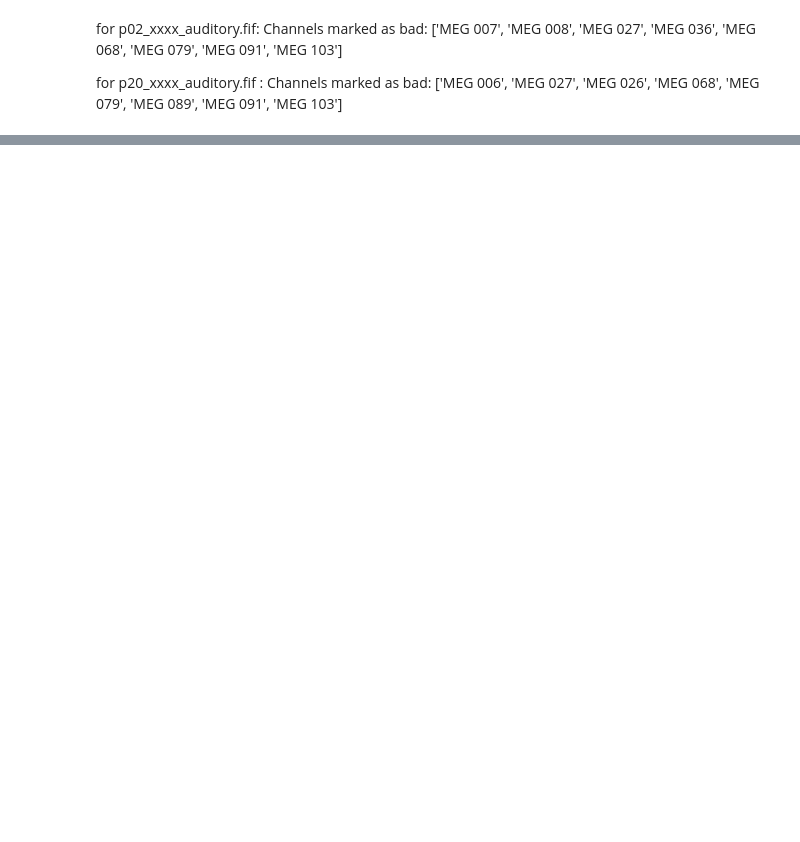
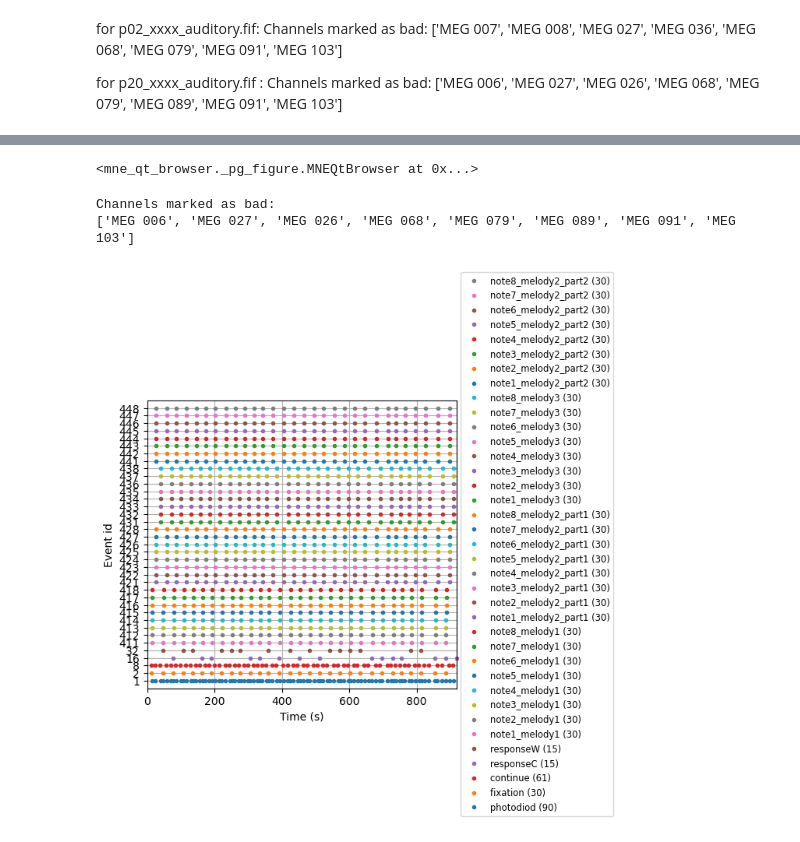
Before and after one commit to pariisaakhanjani/HeidelbergThesisAnalysis, a Jupyter notebook: Auditory.ipynb, the cells around one changed output, grey strips where cells are left out. Cells and saved outputs as stored; diff of their text form; code cells hidden in the pictures; blank space fills up the shorter version.

```diff
--- a/Auditory.ipynb
+++ b/Auditory.ipynb
@@ -473,0 +415,6 @@ none
+# %%
+#set eeg reference
+
+raw.set_eeg_reference(ref_channels='average', projection=True)
+raw.apply_proj()
+print(raw.info['projs'])
@@ -473,0 +511,33 @@ none
+# %%
+filtered_raw.plot(events=new_events)
+# %% [output]
+<mne_qt_browser._pg_figure.MNEQtBrowser at 0x...>
+Channels marked as bad:
+['MEG 006', 'MEG 027', 'MEG 026', 'MEG 068', 'MEG 079', 'MEG 089', 'MEG 091', 'MEG 103']
+# %%
+# This is a dictionary to define the meaning of each event code
+event_dict = {
+    "continue": 8,
+    "fixation": 2,
+    "photodiod": 1,
+    "responseC": 16,
+    "responseW": 32,
+}
+
+# Add individual notes for melody1 (411-418)
+for i in range(8):
+    event_dict[f"note{i+1}_melody1"] = 411 + i  # 411, 412, ..., 418
+
+# Add individual notes for melody2 (421-428 and 441-448)
+for i in range(8):
+    event_dict[f"note{i+1}_melody2_part1"] = 421 + i  # First 8 notes (421–428)
+    event_dict[f"note{i+1}_melody2_part2"] = 441 + i  # Second 8 notes after 800ms pause (441–448)
+
+# Add individual notes for melody3 (431-438)
+for i in range(8):
+    event_dict[f"note{i+1}_melody3"] = 431 + i  # 431, 432, ..., 438
+
+# Plot updated events
+fig = mne.viz.plot_events(new_events, raw.info["sfreq"], raw.first_samp, event_id=event_dict)
+# %% [output]
+[figure, added]
```
Also changed, not shown: parts of 22 cells of this notebook.
